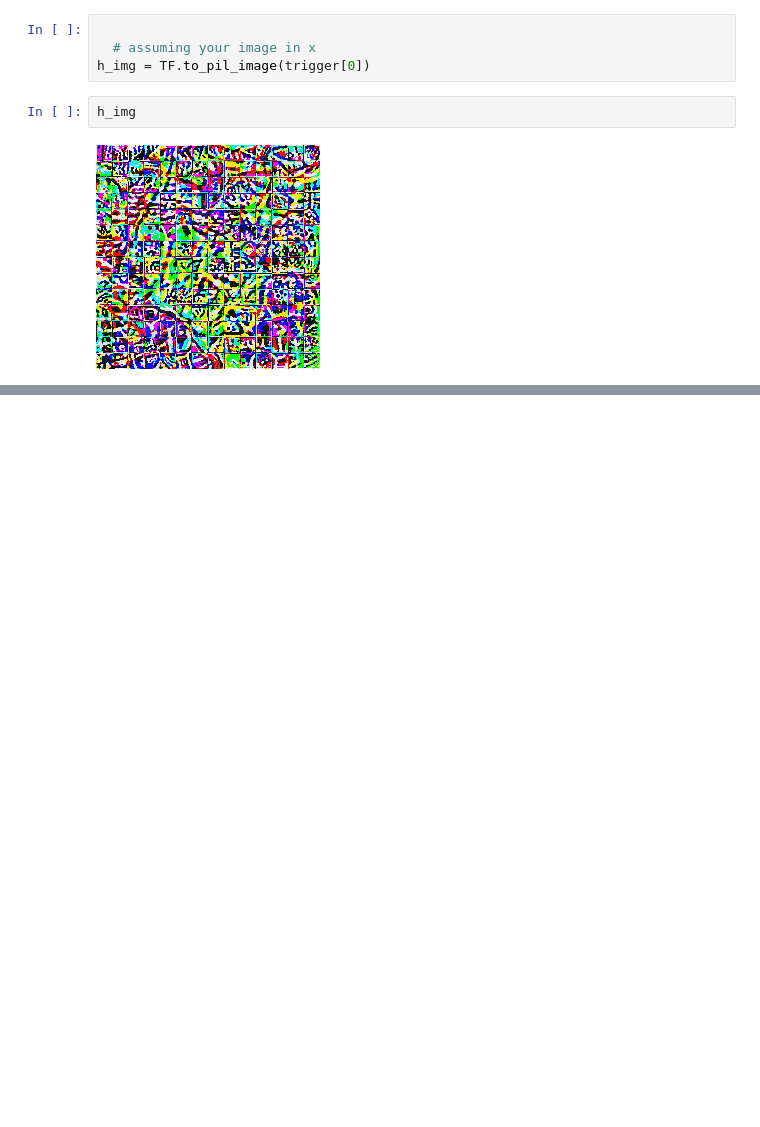
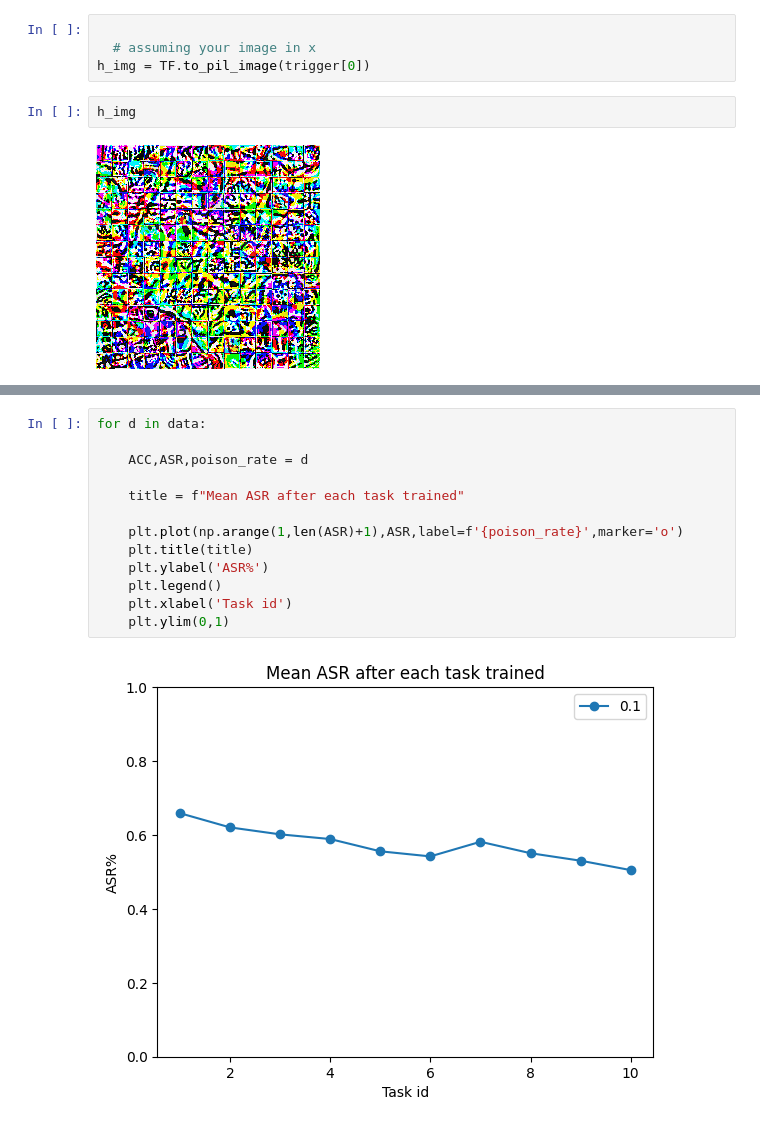
Before and after one commit to VaishnavJayanand/L2P_Backdoor, a Jupyter notebook: test.ipynb, the cells around one changed output, grey strips where cells are left out. Cells and saved outputs as stored; diff of their text form; blank space fills up the shorter version.

```diff
--- a/test.ipynb
+++ b/test.ipynb
@@ -138,0 +205,15 @@ h_img.save('heat.png')
+# %%
+for d in data:
+
+    ACC,ASR,poison_rate = d
+
+    title = f"Mean ASR after each task trained"
+
+    plt.plot(np.arange(1,len(ASR)+1),ASR,label=f'{poison_rate}',marker='o')
+    plt.title(title)
+    plt.ylabel('ASR%')
+    plt.legend()
+    plt.xlabel('Task id')
+    plt.ylim(0,1)
+# %% [output]
+[figure, added]
```
Also changed, not shown: parts of 8 cells of this notebook, 44 other files.
